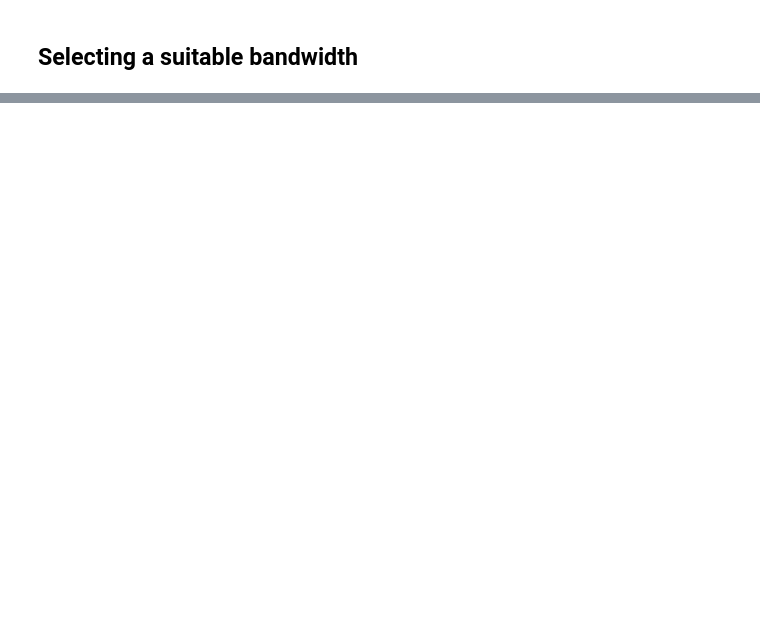
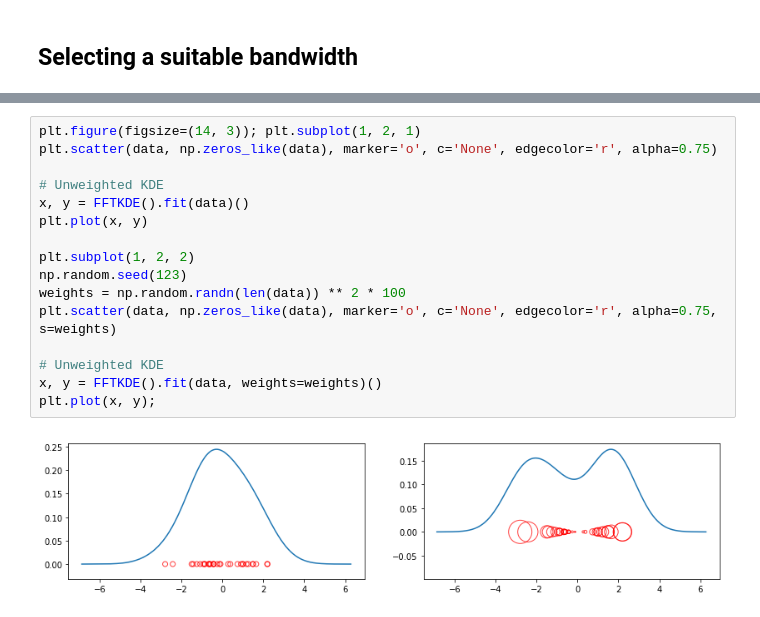
Before and after one commit to tommyod/KDEpy, a Jupyter notebook: docs/source/introduction.ipynb, the cells around one changed output, grey strips where cells are left out. Cells and saved outputs as stored; diff of their text form; blank space fills up the shorter version.

```diff
--- a/docs/source/introduction.ipynb
+++ b/docs/source/introduction.ipynb
@@ -142,0 +163,18 @@ plt.grid(True, ls='--', zorder=-15); plt.legend();
+# %%
+plt.figure(figsize=(14, 3)); plt.subplot(1, 2, 1)
+plt.scatter(data, np.zeros_like(data), marker='o', c='None', edgecolor='r', alpha=0.75)
+
+# Unweighted KDE
+x, y = FFTKDE().fit(data)()
+plt.plot(x, y)
+
+plt.subplot(1, 2, 2)
+np.random.seed(123)
+weights = np.random.randn(len(data)) ** 2 * 100
+plt.scatter(data, np.zeros_like(data), marker='o', c='None', edgecolor='r', alpha=0.75, s=weights)
+
+# Unweighted KDE
+x, y = FFTKDE().fit(data, weights=weights)()
+plt.plot(x, y);
+# %% [output]
+[figure, added]
```
Also changed, not shown: parts of 20 cells of this notebook, 3 other files.
